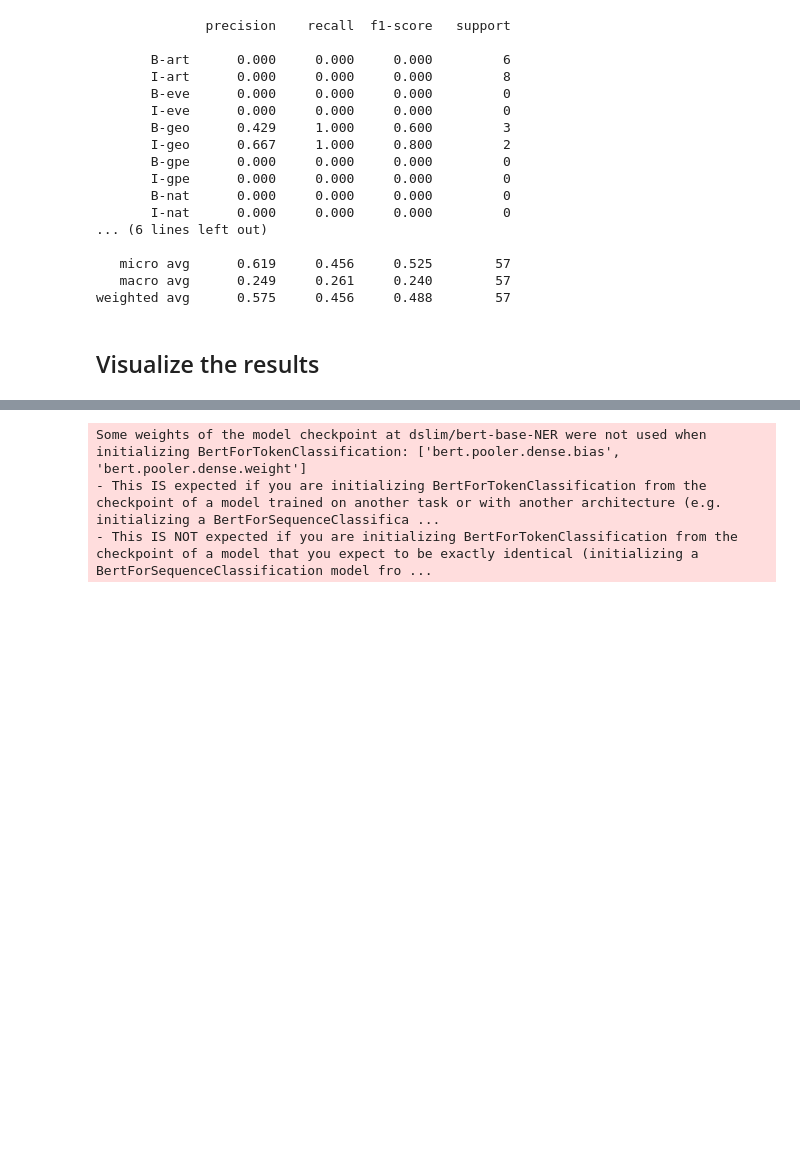
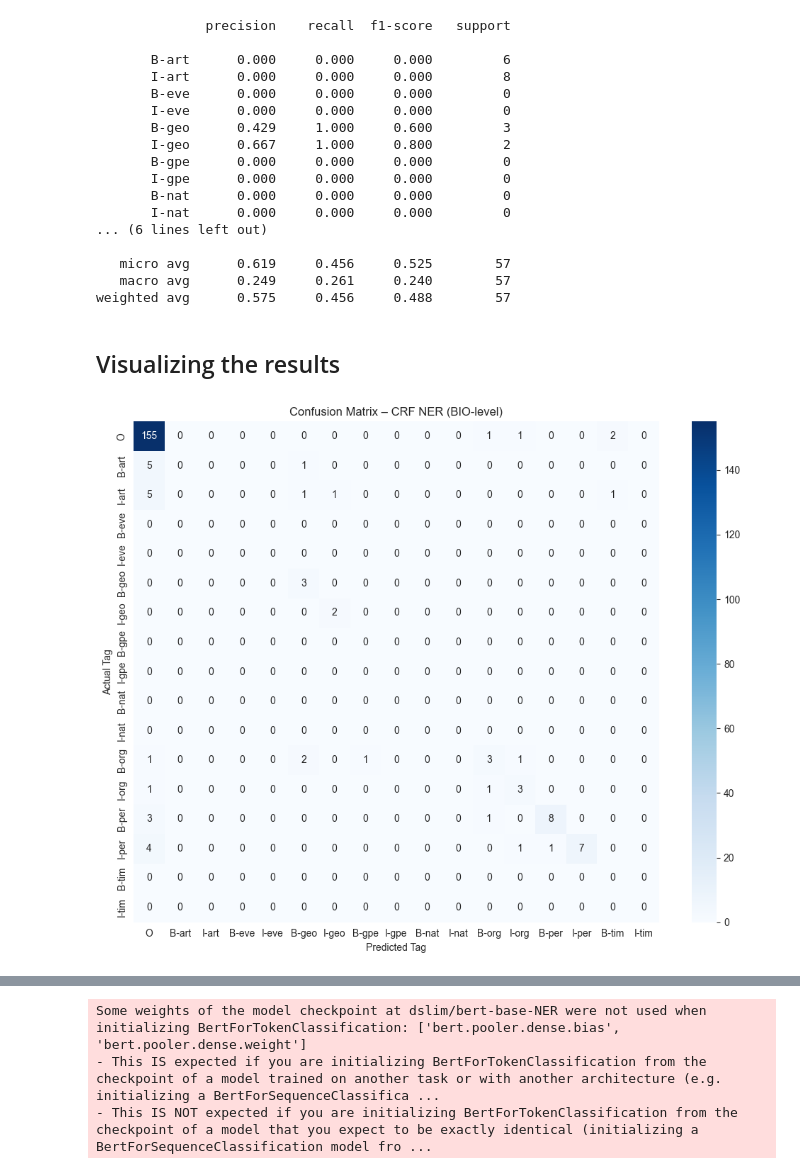
Before and after one commit to watjurk/vrije-project-TM, a Jupyter notebook: src/Bohdan_NERC.ipynb, the cells around one changed output, grey strips where cells are left out. Drawn from its saved outputs; the diff is of its cells as text; code cells hidden in the pictures; blank space fills up the shorter version.

Commit message:
Added visualisations to NERC. Also, corrected some errors

```diff
--- a/src/Bohdan_NERC.ipynb
+++ b/src/Bohdan_NERC.ipynb
@@ -11,4 +15,4 @@ from sklearn_crfsuite import metrics
 # %%
-train_data = pd.read_csv("vrije-project-TM/data/Training_data/kaggle/ner_dataset.csv", encoding="latin1")
-test_data = pd.read_csv("vrije-project-TM/data/NER-test.tsv", sep="\t", encoding="latin1")
+train_data = pd.read_csv("data/Training_data/ner_dataset.csv", encoding="latin1")
+test_data = pd.read_csv("/Users/bogdankryvenko/Desktop/TM_NERC_PART/vrije-project-TM/data/NER-test.tsv", sep="\t", encoding="latin1")
 # %% [markdown]
@@ -253,15 +241,10 @@ weighted avg      0.808     0.838     0.814       216
 # %%
-labels = list(crf.classes_)
 labels.remove('O')
 
-y_pred = crf.predict(X_test)
-metrics.flat_f1_score(y_test, y_pred,
-                      average='weighted', labels=labels)
-
-sorted_labels = sorted(
-    labels,
-    key=lambda name: (name[1:], name[0])
-)
+# y_pred = crf.predict(X_test)
+# metrics.flat_f1_score(y_test, y_pred,
+#                       average='weighted', labels=labels)
+sorted_labels = sorted(labels, key=lambda name: (name[1:], name[0]))
 print(metrics.flat_classification_report(
     y_test, y_pred, labels=sorted_labels, digits=3
 ))
@@ -284,4 +267,36 @@ print(metrics.flat_classification_report(
    macro avg      0.249     0.261     0.240        57
 weighted avg      0.575     0.456     0.488        57
 # %% [markdown]
-## Visualize the results
+## Visualizing the results
+# %%
+true_flat = []
+crf_pred_flat = []
+for sent in y_test:
+    for tag in sent:
+        true_flat.append(tag)
+
+for sent in y_pred:
+    for tag in sent:
+        crf_pred_flat.append(tag)
+
+
+sorted_labels = sorted(crf.classes_, key=lambda t: (t[2:], t[0]))
+
+cm = confusion_matrix(true_flat, crf_pred_flat, labels=sorted_labels)
+
+plt.figure(figsize=(10, 8))
+sn.heatmap(
+    cm,
+    annot=True,
+    fmt='d',
+    cmap='Blues',
+    xticklabels=sorted_labels,
+    yticklabels=sorted_labels
+)
+plt.xlabel('Predicted Tag')
+plt.ylabel('Actual Tag')
+plt.title('Confusion Matrix – CRF NER (BIO-level)')
+plt.tight_layout()
+plt.show()
+# %% [output]
+[figure, added]
```
Also changed, not shown: parts of 41 cells of this notebook, 1 other file.
